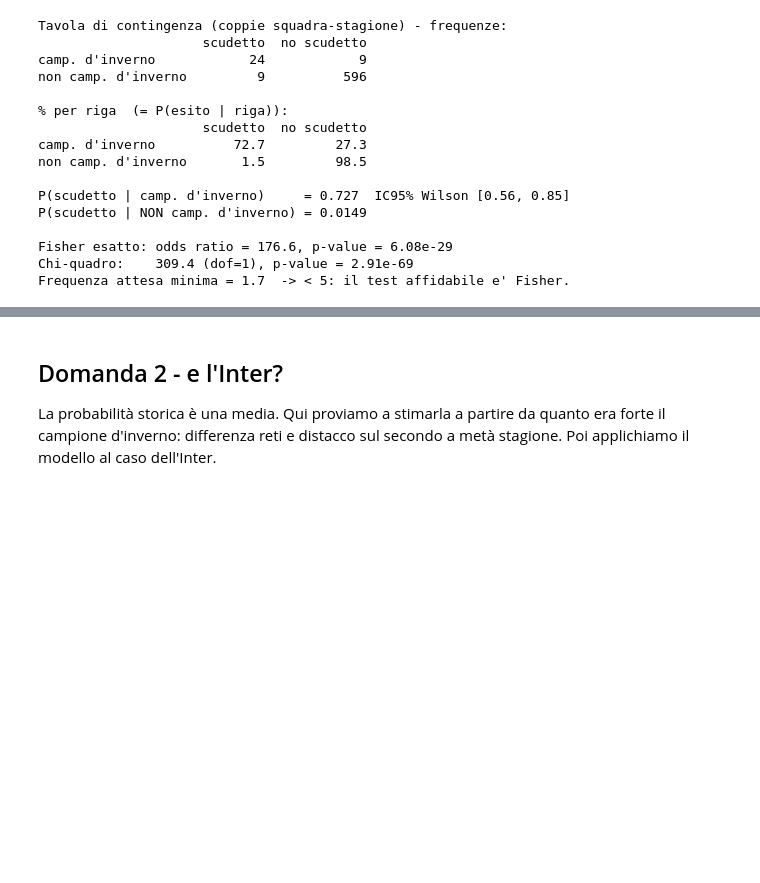
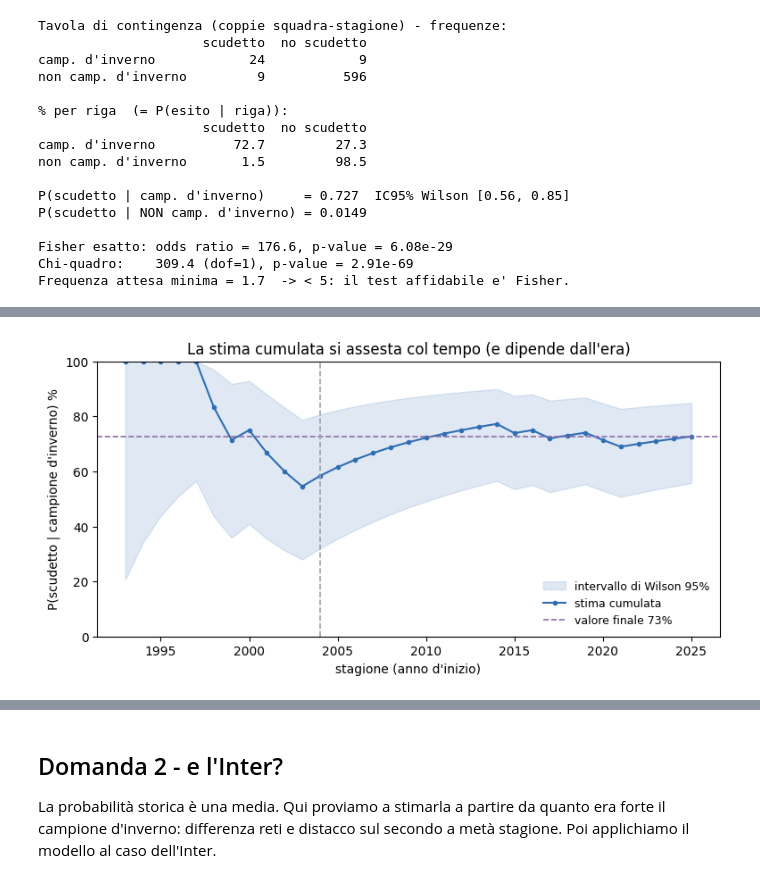
Before and after one commit to martinocrippa/statsXSerieA, a Jupyter notebook: analisi/probScudettoSeCampioneInverno.ipynb, the cells around one changed output, grey strips where cells are left out. Drawn from its saved outputs; the diff is of its cells as text; code cells hidden in the pictures; blank space fills up the shorter version.

```diff
--- a/analisi/probScudettoSeCampioneInverno.ipynb
+++ b/analisi/probScudettoSeCampioneInverno.ipynb
@@ -223,0 +319,26 @@ Frequenza attesa minima = 1.7  -> < 5: il test affidabile e' Fisher.
+# %%
+ordine = res.copy()
+yy = ordine["season"].str[:2].astype(int)
+ordine["anno"] = yy.where(yy >= 90, yy + 100) + 1900
+ordine = ordine.sort_values("anno").reset_index(drop=True)
+ordine["k"] = ordine["same"].cumsum()
+ordine["n"] = range(1, len(ordine) + 1)
+ordine["p"] = ordine["k"] / ordine["n"]
+lo, hi = proportion_confint(ordine["k"], ordine["n"], method="wilson")
+
+fig, ax = plt.subplots(figsize=(9, 4))
+ax.fill_between(ordine["anno"], lo * 100, hi * 100, alpha=0.15, color="#2F6DB5",
+                label="intervallo di Wilson 95%")
+ax.plot(ordine["anno"], ordine["p"] * 100, color="#2F6DB5", marker="o", ms=3,
+        label="stima cumulata")
+ax.axhline(res["same"].mean() * 100, color="#8E6BA8", ls="--", lw=1.2,
+           label=f"valore finale {res['same'].mean():.0%}")
+ax.axvline(2004, color="#9aa0a6", ls="--", lw=1.2)
+ax.set_xlabel("stagione (anno d'inizio)")
+ax.set_ylabel("P(scudetto | campione d'inverno) %")
+ax.set_ylim(0, 100)
+ax.set_title("La stima cumulata si assesta col tempo (e dipende dall'era)")
+ax.legend(loc="lower right", frameon=False, fontsize=9)
+plt.show()
+# %% [output]
+[figure, added]
```
Also changed, not shown: parts of 13 cells of this notebook, 16 other files.
